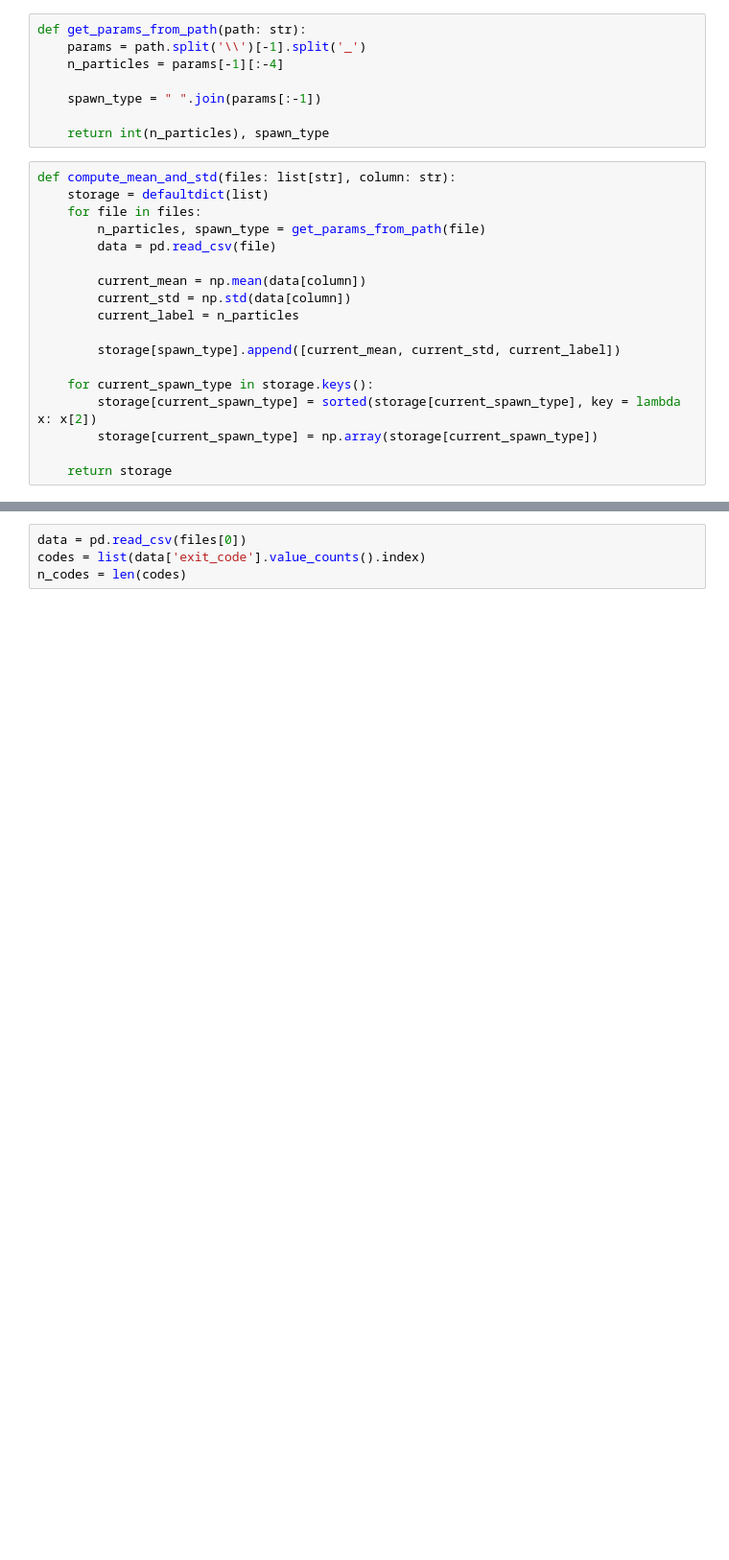
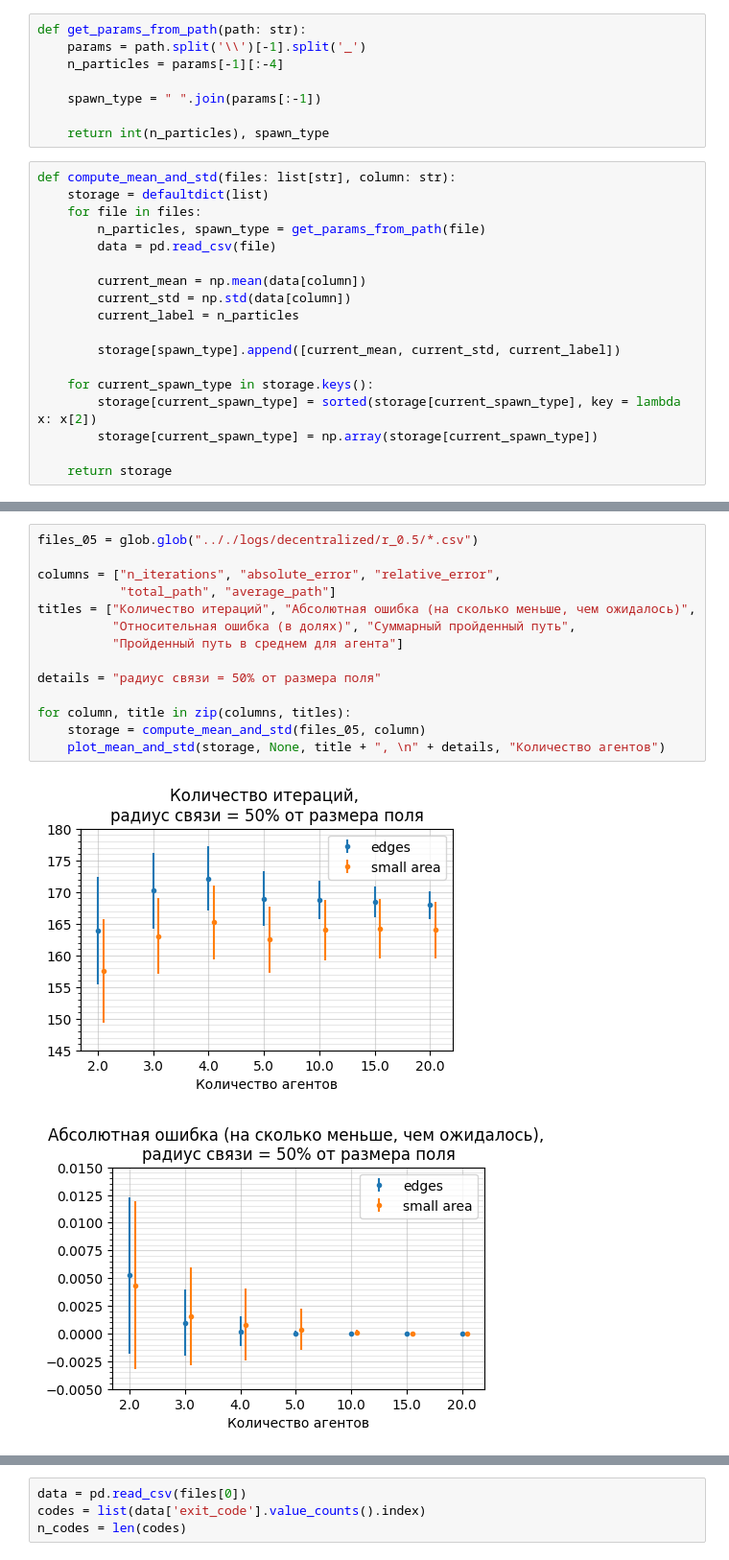
Before and after one commit to windowsartes/PSO4control, a Jupyter notebook: notebooks/logs_parsing.ipynb, the cells around one changed output, grey strips where cells are left out. Shown at 96% size. Drawn from its saved outputs; the diff is of its cells as text; blank space fills up the shorter version.

```diff
--- a/notebooks/logs_parsing.ipynb
+++ b/notebooks/logs_parsing.ipynb
@@ -119,0 +130,17 @@ KeyError: 1
+# %%
+files_05 = glob.glob(".././logs/decentralized/r_0.5/*.csv")
+
+columns = ["n_iterations", "absolute_error", "relative_error",
+           "total_path", "average_path"]
+titles = ["Количество итераций", "Абсолютная ошибка (на сколько меньше, чем ожидалось)",
+          "Относительная ошибка (в долях)", "Суммарный пройденный путь",
+          "Пройденный путь в среднем для агента"]
+
+details = "радиус связи = 50% от размера поля"
+
+for column, title in zip(columns, titles):
+    storage = compute_mean_and_std(files_05, column)
+    plot_mean_and_std(storage, None, title + ", \n" + details, "Количество агентов")
+# %% [output]
+[figure, added]
+[figure, added]
```
Also changed, not shown: parts of 25 cells of this notebook.
